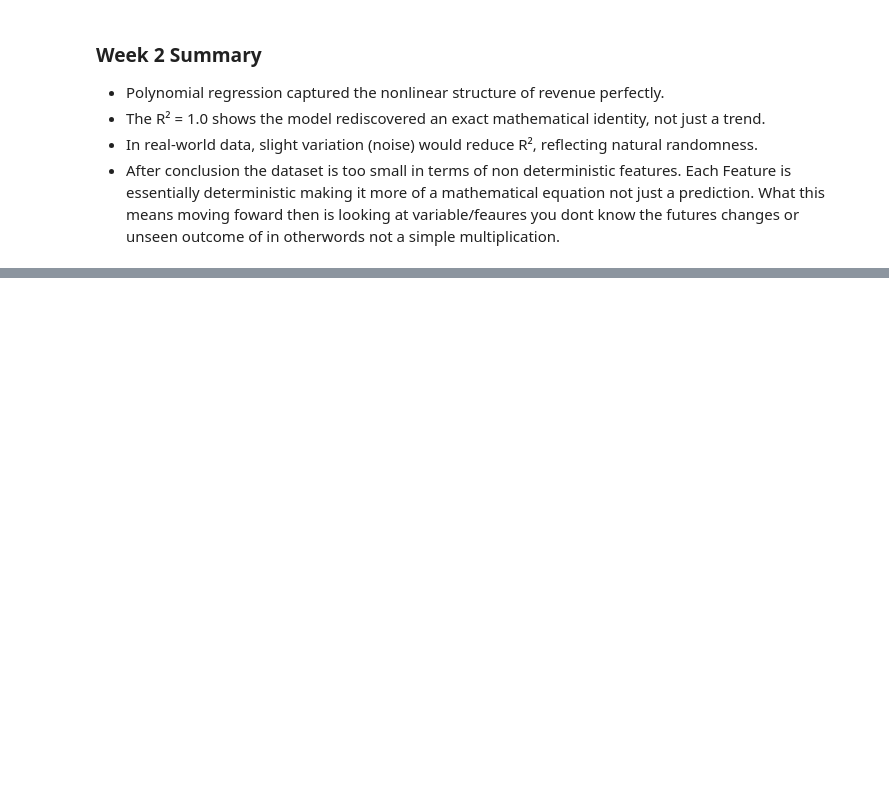
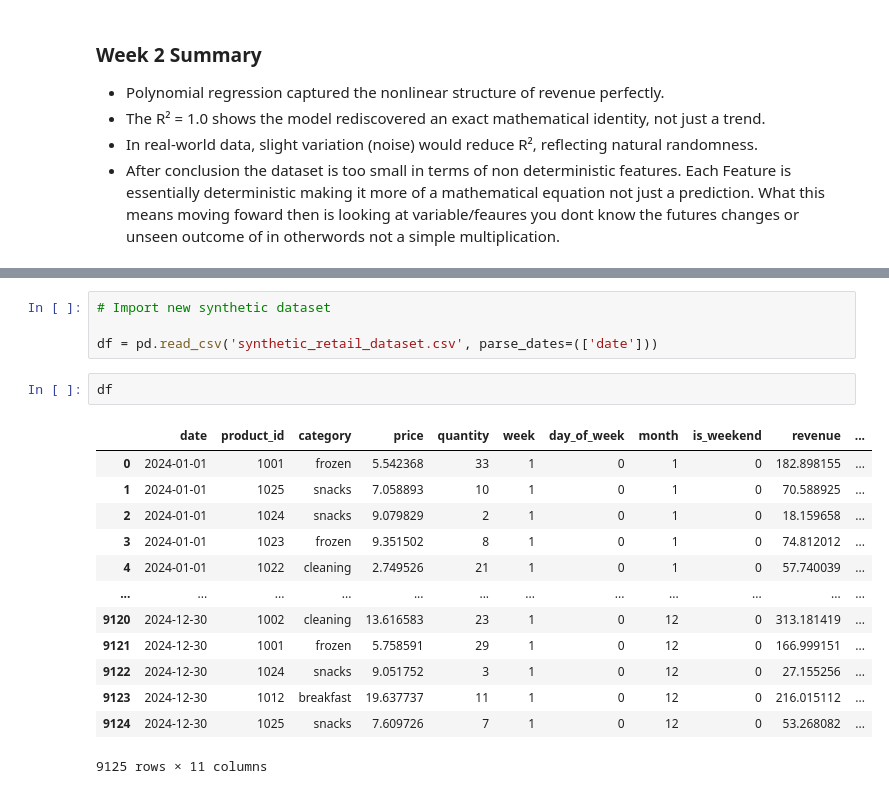
Before and after one commit to JudeMirac/Data-Science-Boot-Camp-, a Jupyter notebook: Week3 - draft.ipynb, the cells around one changed output, grey strips where cells are left out. Cells and saved outputs as stored; diff of their text form; blank space fills up the shorter version.

Commit message:
Week3 - Draft

```diff
--- a/Week3 - draft.ipynb
+++ b/Week3 - draft.ipynb
@@ -615,0 +790,20 @@ df['rev_rolling7'] = df['revenue'].rolling(3).mean()
+# %%
+# Import new synthetic dataset
+
+df = pd.read_csv('synthetic_retail_dataset.csv', parse_dates=(['date']))
+# %%
+df
+# %% [output]
+|  | date | product_id | category | price | quantity | week | day_of_week | month | is_weekend | revenue | ... |
+| 0 | 2024-01-01 | 1001 | frozen | 5.542368 | 33 | 1 | 0 | 1 | 0 | 182.898155 | ... |
+| 1 | 2024-01-01 | 1025 | snacks | 7.058893 | 10 | 1 | 0 | 1 | 0 | 70.588925 | ... |
+| 2 | 2024-01-01 | 1024 | snacks | 9.079829 | 2 | 1 | 0 | 1 | 0 | 18.159658 | ... |
+| 3 | 2024-01-01 | 1023 | frozen | 9.351502 | 8 | 1 | 0 | 1 | 0 | 74.812012 | ... |
+| 4 | 2024-01-01 | 1022 | cleaning | 2.749526 | 21 | 1 | 0 | 1 | 0 | 57.740039 | ... |
+| ... | ... | ... | ... | ... | ... | ... | ... | ... | ... | ... | ... |
+| 9120 | 2024-12-30 | 1002 | cleaning | 13.616583 | 23 | 1 | 0 | 12 | 0 | 313.181419 | ... |
+| 9121 | 2024-12-30 | 1001 | frozen | 5.758591 | 29 | 1 | 0 | 12 | 0 | 166.999151 | ... |
+| 9122 | 2024-12-30 | 1024 | snacks | 9.051752 | 3 | 1 | 0 | 12 | 0 | 27.155256 | ... |
+| 9123 | 2024-12-30 | 1012 | breakfast | 19.637737 | 11 | 1 | 0 | 12 | 0 | 216.015112 | ... |
+| 9124 | 2024-12-30 | 1025 | snacks | 7.609726 | 7 | 1 | 0 | 12 | 0 | 53.268082 | ... |
+9125 rows × 11 columns
```
Also changed, not shown: parts of 41 cells of this notebook.
